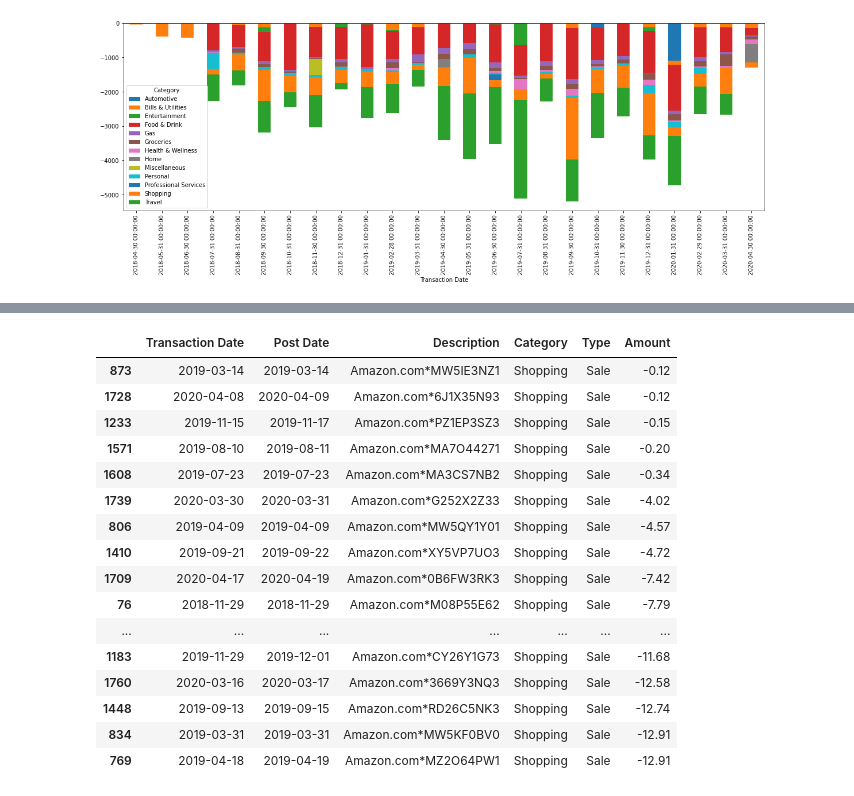
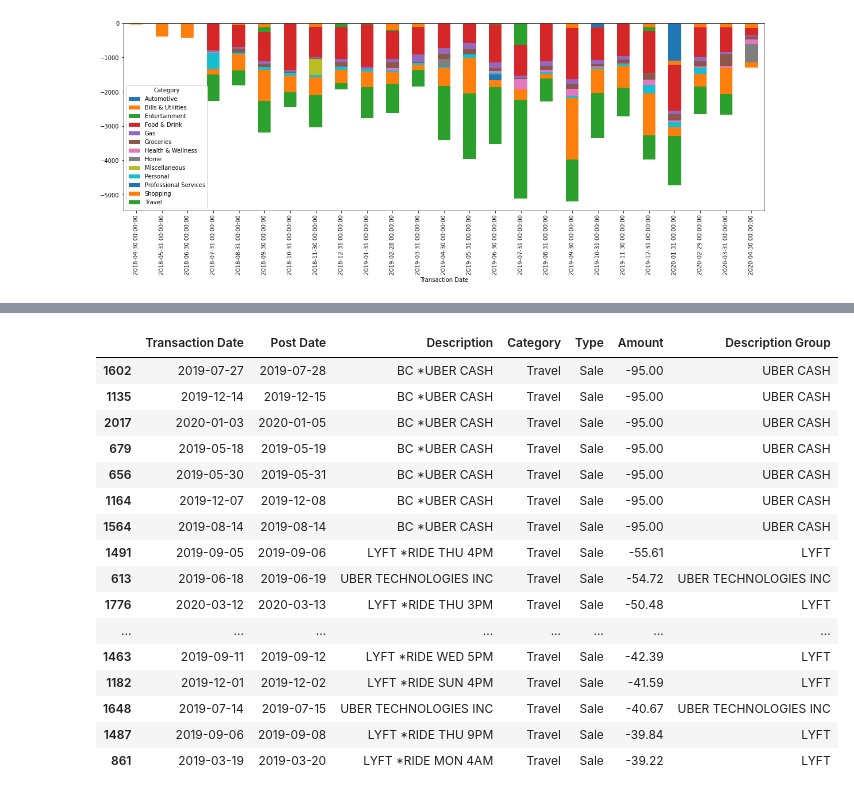
Before and after one commit to chicoder1/projects, a Jupyter notebook: spend_analysis.ipynb, the cells around one changed output, grey strips where cells are left out. Saved outputs shown, nothing was run; the diff lists cells and outputs as text; code cells hidden in the pictures.

Commit message:
Updated df to include Description Group

```diff
--- a/spend_analysis.ipynb
+++ b/spend_analysis.ipynb
@@ -120,20 +122,22 @@ Name: Amount, Length: 826, dtype: int64
 # %%
-card_df[card_df['Description'].str.contains('Amazon')].sort_values(by='Amount', ascending=False).head(20)
+card_df[card_df['Description'].str.contains('[*]')].sort_values(by='Amount', ascending=False).head(60)
+
+card_df[card_df['Description'].str.contains('UBER|LYFT')].sort_values(by='Amount').head(20)
 # %% [output]
-|  | Transaction Date | Post Date | Description | Category | Type | Amount |
-| 873 | 2019-03-14 | 2019-03-14 | Amazon.com*MW5IE3NZ1 | Shopping | Sale | -0.12 |
-| 1728 | 2020-04-08 | 2020-04-09 | Amazon.com*6J1X35N93 | Shopping | Sale | -0.12 |
-| 1233 | 2019-11-15 | 2019-11-17 | Amazon.com*PZ1EP3SZ3 | Shopping | Sale | -0.15 |
-| 1571 | 2019-08-10 | 2019-08-11 | Amazon.com*MA7O44271 | Shopping | Sale | -0.20 |
-| 1608 | 2019-07-23 | 2019-07-23 | Amazon.com*MA3CS7NB2 | Shopping | Sale | -0.34 |
-| 1739 | 2020-03-30 | 2020-03-31 | Amazon.com*G252X2Z33 | Shopping | Sale | -4.02 |
-| 806 | 2019-04-09 | 2019-04-09 | Amazon.com*MW5QY1Y01 | Shopping | Sale | -4.57 |
-| 1410 | 2019-09-21 | 2019-09-22 | Amazon.com*XY5VP7UO3 | Shopping | Sale | -4.72 |
-| 1709 | 2020-04-17 | 2020-04-19 | Amazon.com*0B6FW3RK3 | Shopping | Sale | -7.42 |
-| 76 | 2018-11-29 | 2018-11-29 | Amazon.com*M08P55E62 | Shopping | Sale | -7.79 |
-| ... | ... | ... | ... | ... | ... | ... |
-| 1183 | 2019-11-29 | 2019-12-01 | Amazon.com*CY26Y1G73 | Shopping | Sale | -11.68 |
-| 1760 | 2020-03-16 | 2020-03-17 | Amazon.com*3669Y3NQ3 | Shopping | Sale | -12.58 |
-| 1448 | 2019-09-13 | 2019-09-15 | Amazon.com*RD26C5NK3 | Shopping | Sale | -12.74 |
-| 834 | 2019-03-31 | 2019-03-31 | Amazon.com*MW5KF0BV0 | Shopping | Sale | -12.91 |
-| 769 | 2019-04-18 | 2019-04-19 | Amazon.com*MZ2O64PW1 | Shopping | Sale | -12.91 |
+|  | Transaction Date | Post Date | Description | Category | Type | Amount | Description Group |
+| 1602 | 2019-07-27 | 2019-07-28 | BC *UBER CASH | Travel | Sale | -95.00 | UBER CASH |
+| 1135 | 2019-12-14 | 2019-12-15 | BC *UBER CASH | Travel | Sale | -95.00 | UBER CASH |
+| 2017 | 2020-01-03 | 2020-01-05 | BC *UBER CASH | Travel | Sale | -95.00 | UBER CASH |
+| 679 | 2019-05-18 | 2019-05-19 | BC *UBER CASH | Travel | Sale | -95.00 | UBER CASH |
+| 656 | 2019-05-30 | 2019-05-31 | BC *UBER CASH | Travel | Sale | -95.00 | UBER CASH |
+| 1164 | 2019-12-07 | 2019-12-08 | BC *UBER CASH | Travel | Sale | -95.00 | UBER CASH |
+| 1564 | 2019-08-14 | 2019-08-14 | BC *UBER CASH | Travel | Sale | -95.00 | UBER CASH |
+| 1491 | 2019-09-05 | 2019-09-06 | LYFT *RIDE THU 4PM | Travel | Sale | -55.61 | LYFT |
+| 613 | 2019-06-18 | 2019-06-19 | UBER TECHNOLOGIES INC | Travel | Sale | -54.72 | UBER TECHNOLOGIES INC |
+| 1776 | 2020-03-12 | 2020-03-13 | LYFT *RIDE THU 3PM | Travel | Sale | -50.48 | LYFT |
+| ... | ... | ... | ... | ... | ... | ... | ... |
+| 1463 | 2019-09-11 | 2019-09-12 | LYFT *RIDE WED 5PM | Travel | Sale | -42.39 | LYFT |
+| 1182 | 2019-12-01 | 2019-12-02 | LYFT *RIDE SUN 4PM | Travel | Sale | -41.59 | LYFT |
+| 1648 | 2019-07-14 | 2019-07-15 | UBER TECHNOLOGIES INC | Travel | Sale | -40.67 | UBER TECHNOLOGIES INC |
+| 1487 | 2019-09-06 | 2019-09-08 | LYFT *RIDE THU 9PM | Travel | Sale | -39.84 | LYFT |
+| 861 | 2019-03-19 | 2019-03-20 | LYFT *RIDE MON 4AM | Travel | Sale | -39.22 | LYFT |
```
Also changed, not shown: parts of 2 cells of this notebook.
